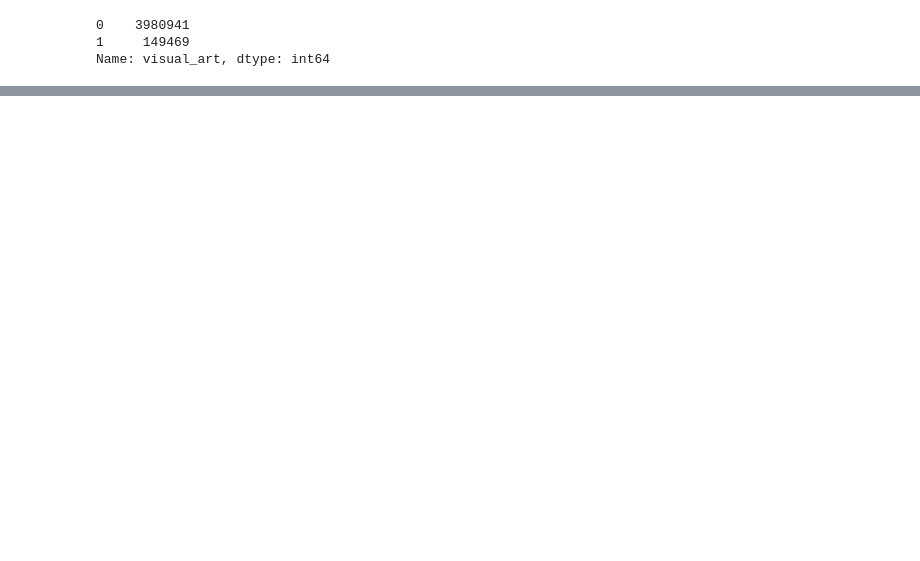
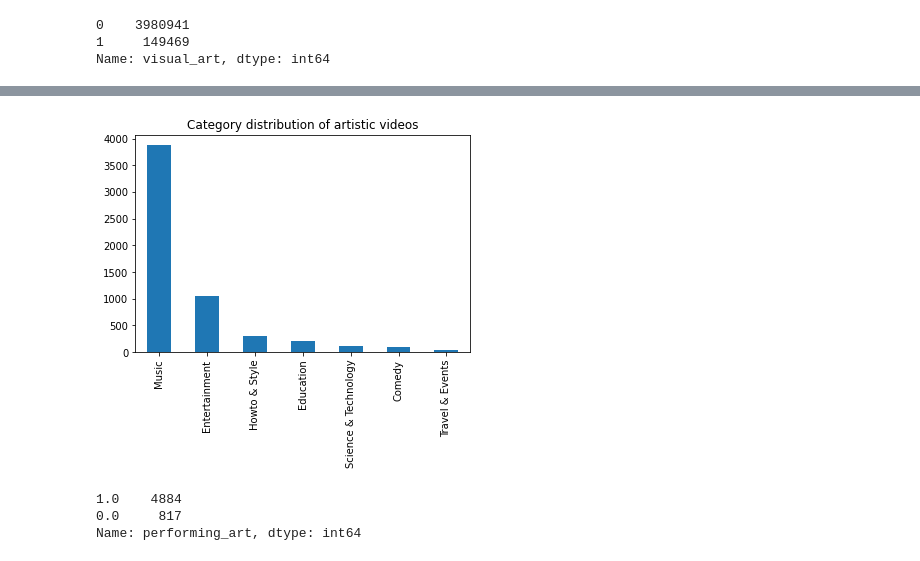
Before and after one commit to epfl-ada/ada-2022-project-geksada, a Jupyter notebook: preliminary_analysis.ipynb, the cells around one changed output, grey strips where cells are left out. Cells and saved outputs as stored; diff of their text form; code cells hidden in the pictures; blank space fills up the shorter version.

```diff
--- a/preliminary_analysis.ipynb
+++ b/preliminary_analysis.ipynb
@@ -116,0 +152,15 @@ Name: visual_art, dtype: int64
+# %%
+art_df = df_meta_16[~df_meta_16.isin(non_art_df)].dropna()
+
+plt.figure()
+art_df.categories.value_counts().plot(kind='bar')
+plt.title("Category distribution of artistic videos")
+plt.show()
+# %% [output]
+[figure, added]
+# %%
+art_df.performing_art.value_counts()
+# %% [output]
+1.0    4884
+0.0     817
+Name: performing_art, dtype: int64
```
Also changed, not shown: parts of 10 cells of this notebook.
